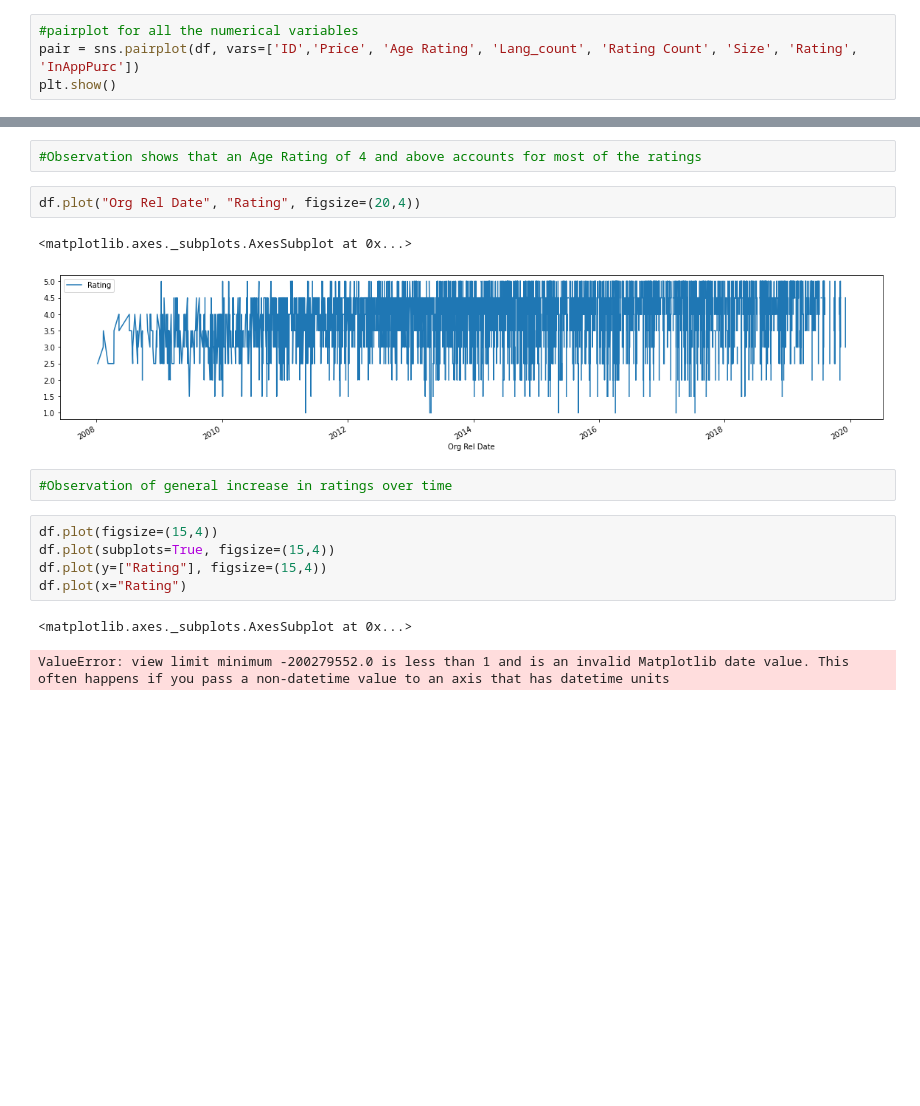
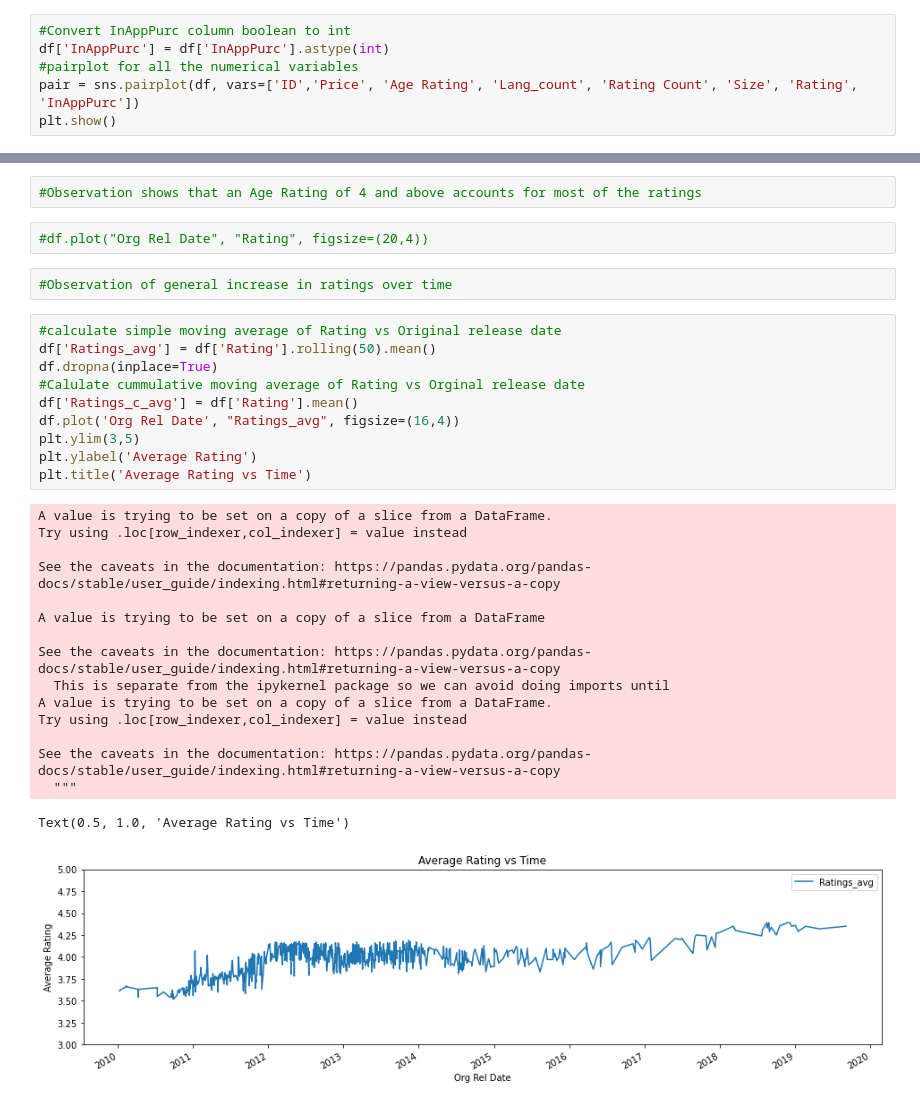
Before and after one commit to christianveater/Springboard_rep, a Jupyter notebook: Capstone-Project-2/Capstone2.ipynb, the cells around one changed output, grey strips where cells are left out. Saved outputs shown, nothing was run; the diff lists cells and outputs as text; blank space fills up the shorter version.

```diff
--- a/Capstone-Project-2/Capstone2.ipynb
+++ b/Capstone-Project-2/Capstone2.ipynb
@@ -251,6 +251,8 @@ heatmap1.set_title('Variables v Rating', fontdict={'fontsize':18}, pad=16)
 Text(0.5, 1.0, 'Variables v Rating')
 [figure]
 # %%
+#Convert InAppPurc column boolean to int
+df['InAppPurc'] = df['InAppPurc'].astype(int)
 #pairplot for all the numerical variables
 pair = sns.pairplot(df, vars=['ID','Price', 'Age Rating', 'Lang_count', 'Rating Count', 'Size', 'Rating', 'InAppPurc'])
 plt.show()
@@ -328,17 +351,33 @@ sns.countplot(x='Rating', data=df, hue="Age Rating")
 # %%
 #Observation shows that an Age Rating of 4 and above accounts for most of the ratings
 # %%
-df.plot("Org Rel Date", "Rating", figsize=(20,4))
+#df.plot("Org Rel Date", "Rating", figsize=(20,4))
-# %% [output]
-<matplotlib.axes._subplots.AxesSubplot at 0x...>
-[figure, removed]
 # %%
 #Observation of general increase in ratings over time
-# %%
-df.plot(figsize=(15,4))
-df.plot(subplots=True, figsize=(15,4))
-df.plot(y=["Rating"], figsize=(15,4))
-df.plot(x="Rating")
-# %% [output]
-<matplotlib.axes._subplots.AxesSubplot at 0x...>
-ValueError: view limit minimum -200279552.0 is less than 1 and is an invalid Matplotlib date value. This often happens if you pass a non-datetime value to an axis that has datetime units
+# %%
+#calculate simple moving average of Rating vs Original release date
+df['Ratings_avg'] = df['Rating'].rolling(50).mean()
+df.dropna(inplace=True)
+#Calulate cummulative moving average of Rating vs Orginal release date
+df['Ratings_c_avg'] = df['Rating'].mean()
+df.plot('Org Rel Date', "Ratings_avg", figsize=(16,4))
+plt.ylim(3,5)
+plt.ylabel('Average Rating')
+plt.title('Average Rating vs Time')
+# %% [output]
+A value is trying to be set on a copy of a slice from a DataFrame.
+Try using .loc[row_indexer,col_indexer] = value instead
+
+See the caveats in the documentation: https://pandas.pydata.org/pandas-docs/stable/user_guide/indexing.html#returning-a-view-versus-a-copy
+
+A value is trying to be set on a copy of a slice from a DataFrame
+
+See the caveats in the documentation: https://pandas.pydata.org/pandas-docs/stable/user_guide/indexing.html#returning-a-view-versus-a-copy
+  This is separate from the ipykernel package so we can avoid doing imports until
+A value is trying to be set on a copy of a slice from a DataFrame.
+Try using .loc[row_indexer,col_indexer] = value instead
+
+See the caveats in the documentation: https://pandas.pydata.org/pandas-docs/stable/user_guide/indexing.html#returning-a-view-versus-a-copy
+  """
+Text(0.5, 1.0, 'Average Rating vs Time')
+[figure, added]
```
Also changed, not shown: parts of 2 cells of this notebook.
